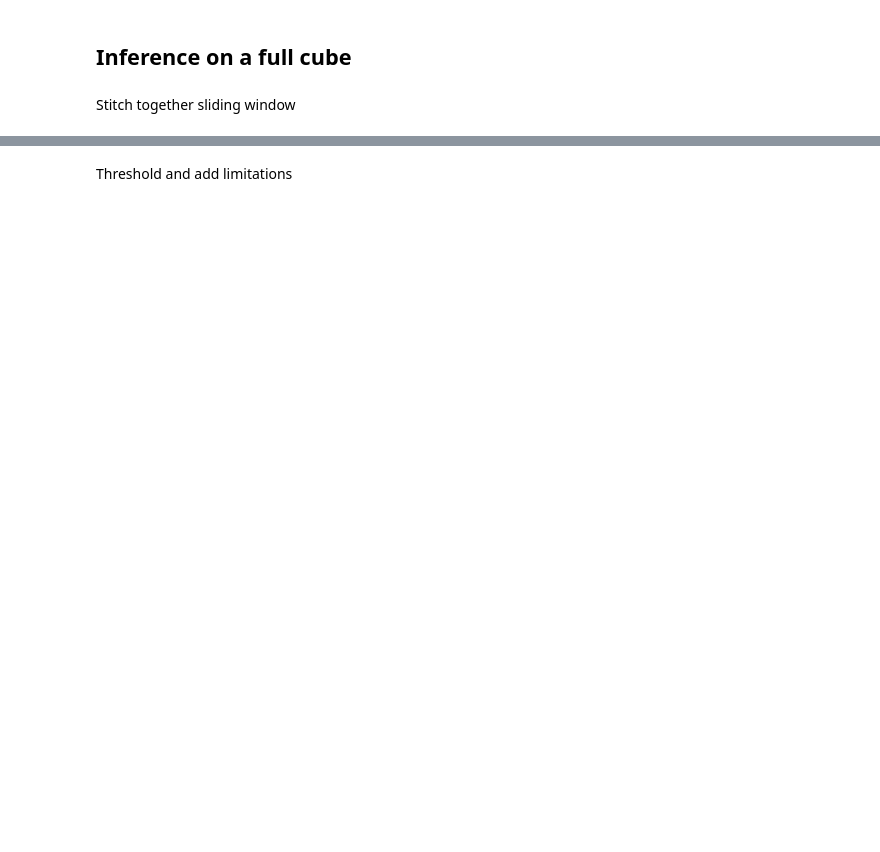
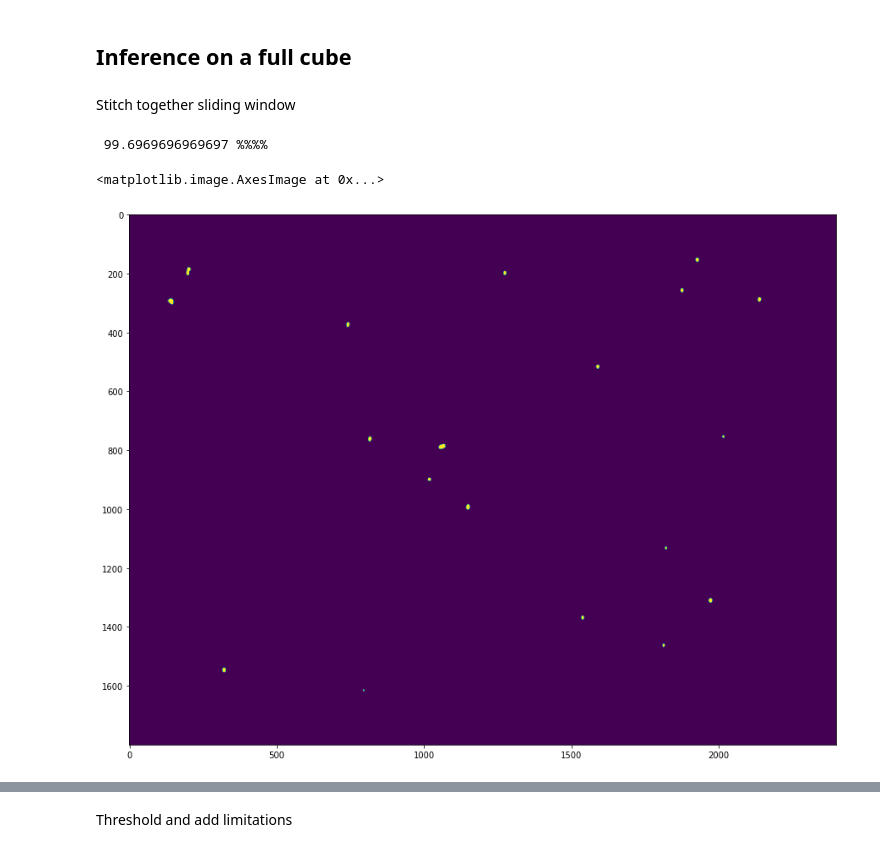
Before and after one commit to Jbarkai/HISourceFinder, a Jupyter notebook: notebooks/Inference.ipynb, the cells around one changed output, grey strips where cells are left out. Cells and saved outputs as stored; diff of their text form; code cells hidden in the pictures; blank space fills up the shorter version.

```diff
--- a/notebooks/Inference.ipynb
+++ b/notebooks/Inference.ipynb
@@ -312,0 +197,36 @@ for i in range(x):
+# %%
+dims = [128, 128, 64]
+overlaps = [15, 20, 20]
+orig_data = fits.getdata("../data/training/Input/loud_1245mosC.fits")
+realseg_data = fits.getdata("../data/training/Target/mask_1245mosC.fits")
+test_file = "loud_1245mosC-slidingwindowindices.txt"
+with open(test_file, "rb") as fp:
+    test_list = pickle.load(fp)
+for index, window in enumerate(test_list):
+    test_list[index][0][0] = "." + window[0][0].replace("loudInput", "Input")
+    test_list[index][0][1] = "." + window[0][1]
+model.eval()
+empty_arr = np.zeros((652, 1800, 2400))*np.nan
+# %%
+z_test_list = [i for i in test_list if i[3]==[176, 240]]
+for index, window in enumerate(z_test_list):
+    cube_files, x, y, z = window
+    subcube = fits.getdata(cube_files[0])[z[0]:z[1], x[0]:x[1], y[0]:y[1]]
+    input_tensor = torch.FloatTensor(np.moveaxis(subcube, 0, 2).astype(np.float32)).unsqueeze(0)[None, ...]
+    with torch.no_grad():
+        out_cube = model.inference(input_tensor)
+    out_np = np.moveaxis(out_cube.squeeze()[1].numpy(), 2, 0)
+    empty_arr[z[0]:z[1], x[0]:x[1], y[0]:y[1]] = np.nanmean(np.array([empty_arr[z[0]:z[1], x[0]:x[1], y[0]:y[1]], out_np]), axis=0)
+    print("\r", index*100/len(z_test_list), "%", end="")
+# %% [output]
+ 99.6969696969697 %%%%
+# %%
+real_subcube = realseg_data[176:240]
+orig_subcube = orig_data[176:240]
+new_subcube = empty_arr[176:240]
+binary_im = new_subcube > 0
+fig, axes = plt.subplots(1, 1, figsize=(15, 15))
+axes.imshow(binary_im[32])
+# %% [output]
+<matplotlib.image.AxesImage at 0x...>
+[figure, added]
```
Also changed, not shown: parts of 32 cells of this notebook, 2 other files.
